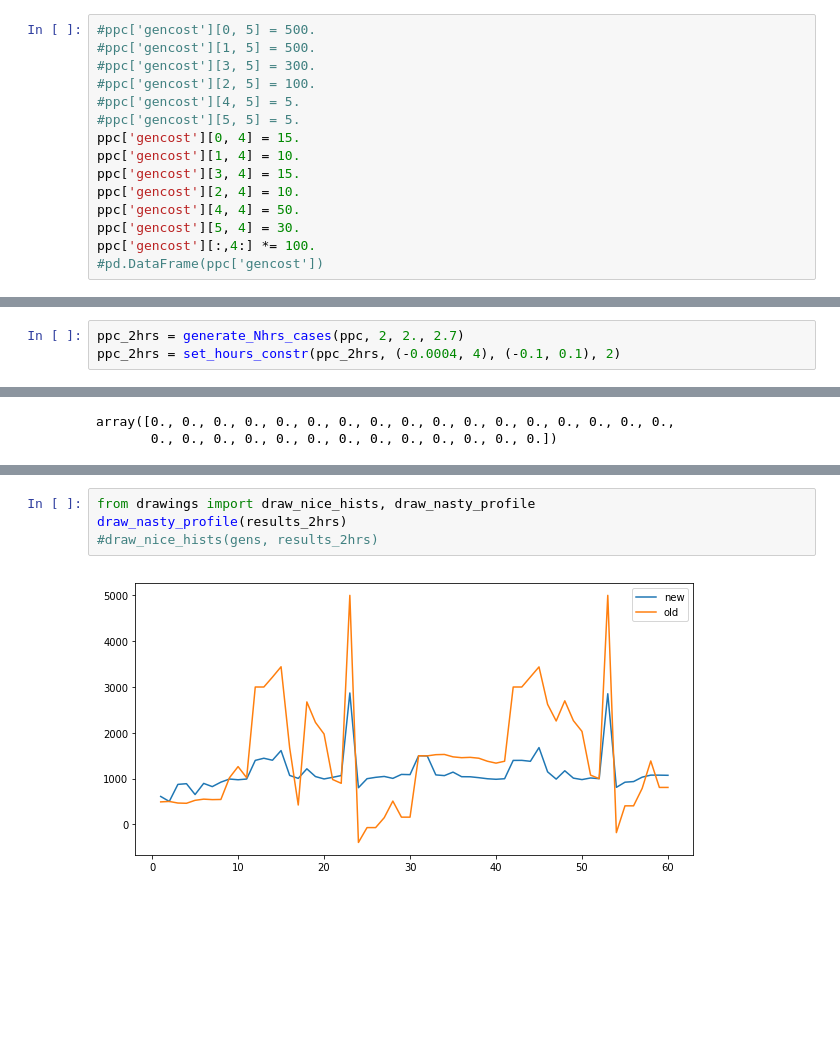
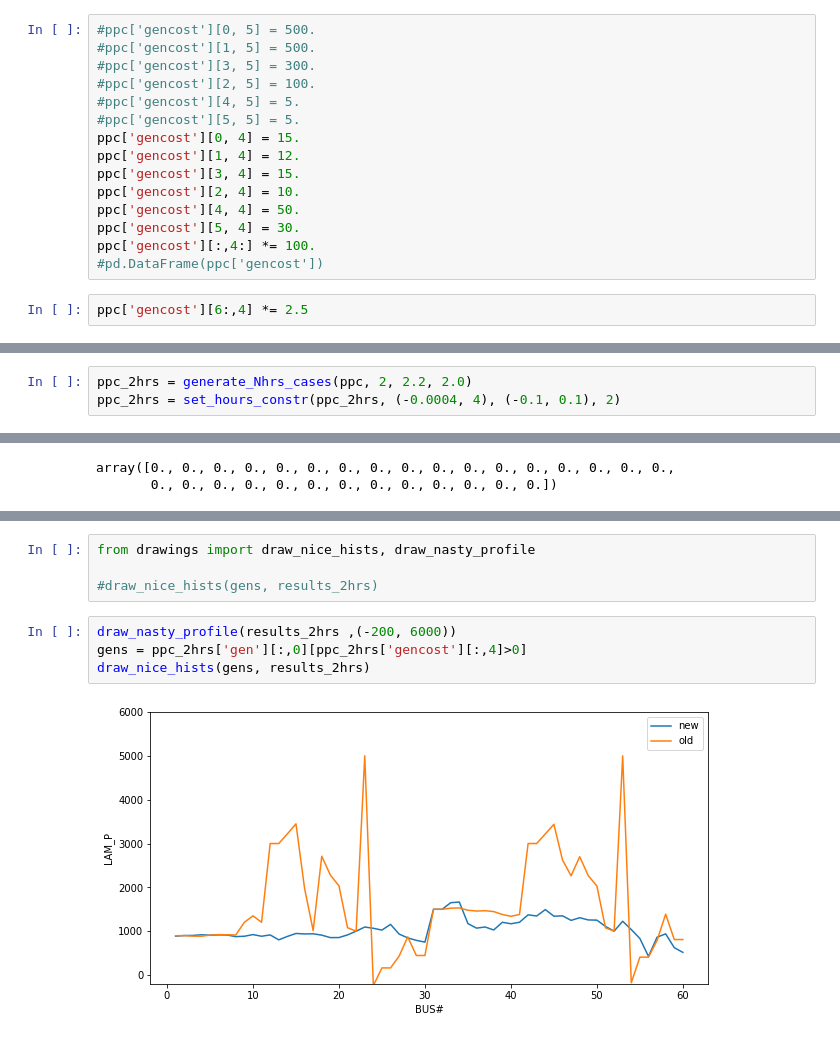
Before and after one commit to vjugor1/lmp, a Jupyter notebook: CostsModification_with2hrs.ipynb, the cells around one changed output, grey strips where cells are left out. Cells and saved outputs as stored; diff of their text form; blank space fills up the shorter version.

```diff
--- a/CostsModification_with2hrs.ipynb
+++ b/CostsModification_with2hrs.ipynb
@@ -242,13 +242,15 @@ ppc['gencost'][:,4][-2: ] = -10
 #ppc['gencost'][4, 5] = 5.
 #ppc['gencost'][5, 5] = 5.
 ppc['gencost'][0, 4] = 15.
-ppc['gencost'][1, 4] = 10.
+ppc['gencost'][1, 4] = 12.
 ppc['gencost'][3, 4] = 15.
 ppc['gencost'][2, 4] = 10.
 ppc['gencost'][4, 4] = 50.
 ppc['gencost'][5, 4] = 30.
 ppc['gencost'][:,4:] *= 100.
 #pd.DataFrame(ppc['gencost'])
+# %%
+ppc['gencost'][6:,4] *= 2.5
 # %%
 results = runopf(ppc, ppopt)
 # %% [output]
@@ -437,7 +439,7 @@ muls.keys()
 # %% [output]
 dict_keys(['mu_v_max', 'mu_v_min', 'mu_s_from', 'mu_s_to', 'lam_p', 'lam_q', 'mu_p_max', 'mu_p_min', 'mu_q_max', 'mu_q_min', 'C'])
 # %%
-ppc_2hrs = generate_Nhrs_cases(ppc, 2, 2., 2.7)
+ppc_2hrs = generate_Nhrs_cases(ppc, 2, 2.2, 2.0)
 ppc_2hrs = set_hours_constr(ppc_2hrs, (-0.0004, 4), (-0.1, 0.1), 2)
 # %%
 results_2hrs = runopf(ppc_2hrs)
@@ -515,6 +514,10 @@ f(x^*) = 0.000000
 # %%
 from drawings import draw_nice_hists, draw_nasty_profile
-draw_nasty_profile(results_2hrs)
+
 #draw_nice_hists(gens, results_2hrs)
-# %% [output]
-[figure, removed]
+# %%
+draw_nasty_profile(results_2hrs ,(-200, 6000))
+gens = ppc_2hrs['gen'][:,0][ppc_2hrs['gencost'][:,4]>0]
+draw_nice_hists(gens, results_2hrs)
+# %% [output]
+[figure, added]
```
Also changed, not shown: parts of 19 cells of this notebook, 4 other files.
